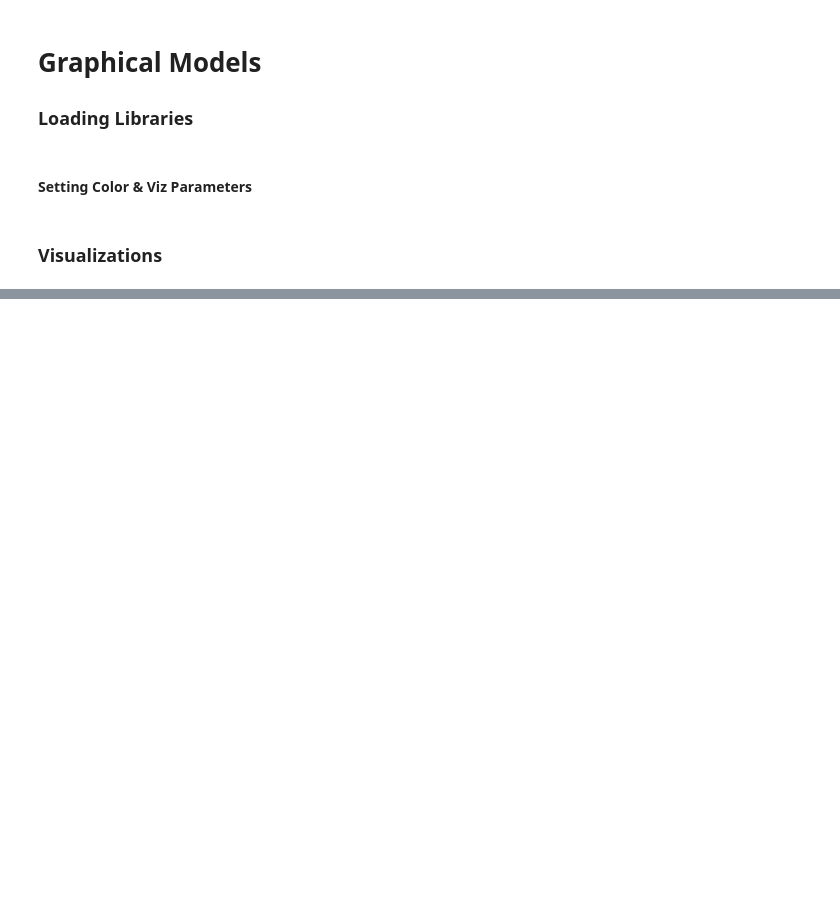
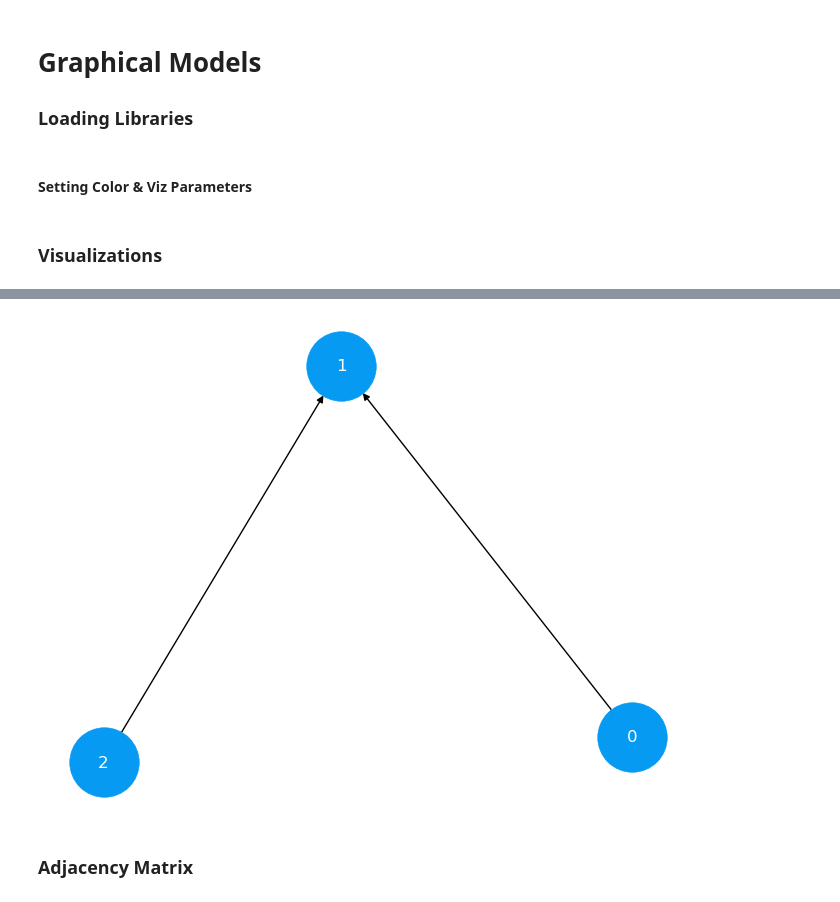
Before and after one commit to joakor89/Causal_inference_in_python, a Jupyter notebook: chap_04/gramol.ipynb, the cells around one changed output, grey strips where cells are left out. Cells and saved outputs as stored; diff of their text form; code cells hidden in the pictures; blank space fills up the shorter version.

Commit message:
Gramol: Graphical models relevancy in Causal Inference

```diff
--- a/chap_04/gramol.ipynb
+++ b/chap_04/gramol.ipynb
@@ -36,0 +130,49 @@ plt.style.use('fivethirtyeight')
+# %%
+# Define the graph
+sample_gml = """graph [
+directed 1
+
+node [
+    id 0
+    label "0"
+    ]
+
+node [
+    id 1
+    label "1"
+    ]
+
+node [
+    id 2
+    label "2"
+    ]
+
+
+edge [
+    source 0
+    target 1
+    ]
+
+edge [
+    source 2
+    target 1
+    ]
+]
+
+    """
+# %%
+# Get the graph
+graph = nx.parse_gml(sample_gml)
+
+# Plot
+nx.draw(
+    G=graph,
+    with_labels=True,
+    node_size=2500,
+    node_color=COLORS[0],
+    font_color='white'
+)
+# %% [output]
+[figure, added]
+# %% [markdown]
+### Adjacency Matrix
```
Also changed, not shown: parts of 10 cells of this notebook, 16 other files.
